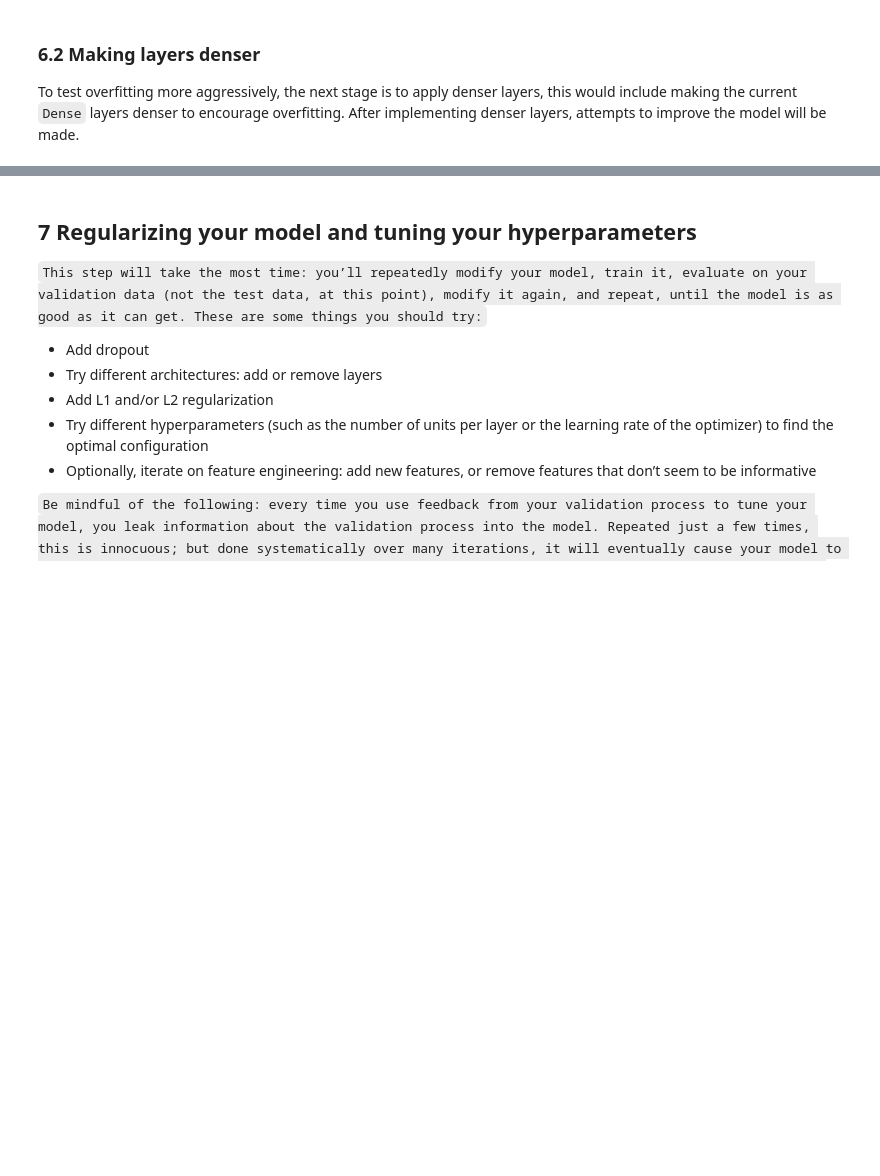
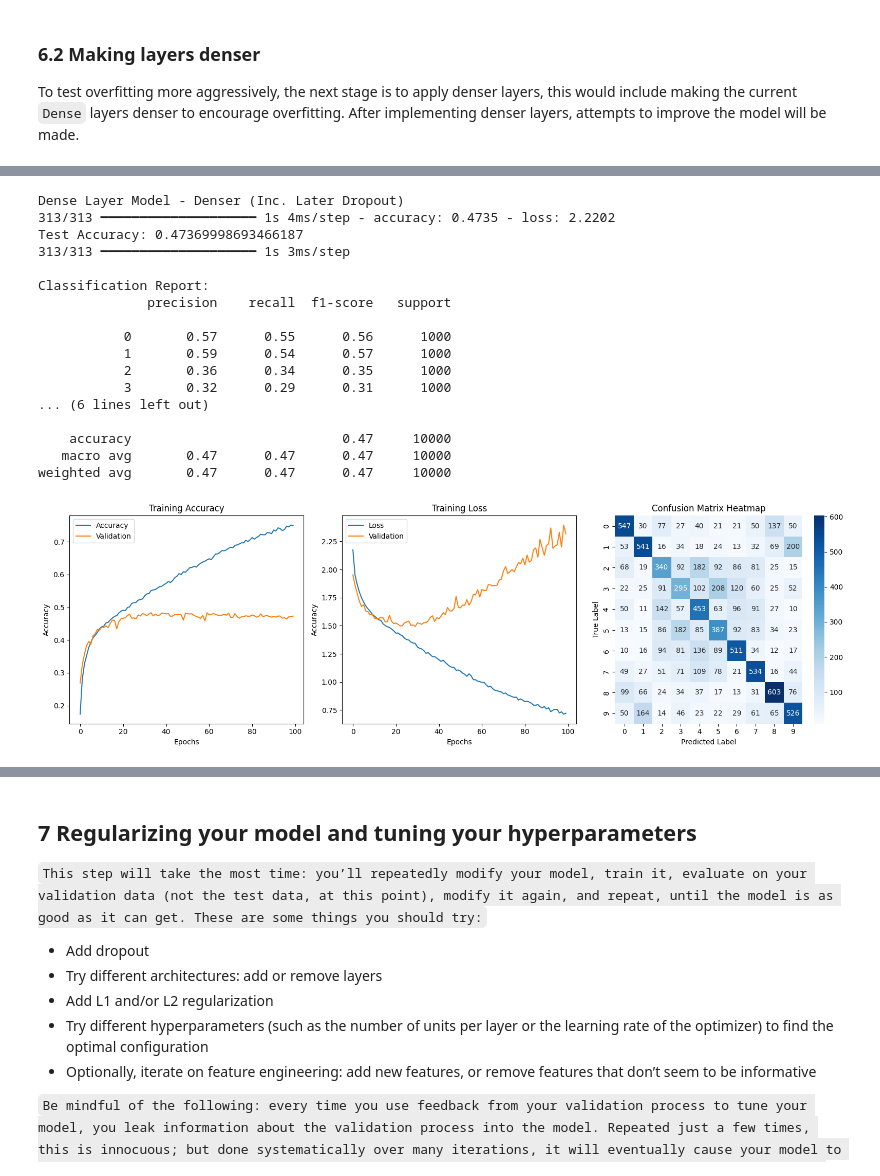
Before and after one commit to nekumonokat/ML_finals_project, a Jupyter notebook: mlnn_finals_project.ipynb, the cells around one changed output, grey strips where cells are left out. Drawn from its saved outputs; the diff is of its cells as text; code cells hidden in the pictures; blank space fills up the shorter version.

Commit message:
Modified overfitted: introduced dropout rate compinations + early stopping

```diff
--- a/mlnn_finals_project.ipynb
+++ b/mlnn_finals_project.ipynb
@@ -1098,0 +1103,16 @@ With the reduction of early dropout rates,
+# %%
+model_of_denser3 = models.Sequential([
+    layers.Dense(2048, activation = "relu", input_shape = (32*32*3,)),
+    layers.Dense(1024, activation = "relu"),
+    layers.Dense(512, activation = "relu"),
+    layers.Dropout(0.3),
+    layers.Dense(256, activation = "relu"),
+    layers.Dropout(0.4),
+    layers.Dense(128, activation = "relu"),
+    layers.Dropout(0.6),
+    layers.Dense(10, activation = "softmax") # 10 classes
+])
+
+model_of_denser3.compile( optimizer = Adam(learning_rate = 0.001, decay = 1e-5),
+                          loss = "categorical_crossentropy", metrics = ["accuracy"] )
+history = model_of_denser3.fit(x_train, y_train, epochs = 100, batch_size = 128, validation_split = 0.2)
@@ -1098,0 +1138,22 @@ With the reduction of early dropout rates,
+# %%
+print("Dense Layer Model - Denser (Inc. Later Dropout)")
+disp_performance(model_of_denser3, history)
+# %% [output]
+Dense Layer Model - Denser (Inc. Later Dropout)
+313/313 ━━━━━━━━━━━━━━━━━━━━ 1s 4ms/step - accuracy: 0.4735 - loss: 2.2202
+Test Accuracy: 0.47369998693466187
+313/313 ━━━━━━━━━━━━━━━━━━━━ 1s 3ms/step
+
+Classification Report:
+              precision    recall  f1-score   support
+
+           0       0.57      0.55      0.56      1000
+           1       0.59      0.54      0.57      1000
+           2       0.36      0.34      0.35      1000
+           3       0.32      0.29      0.31      1000
+... (6 lines left out)
+
+    accuracy                           0.47     10000
+   macro avg       0.47      0.47      0.47     10000
+weighted avg       0.47      0.47      0.47     10000
+[figure, added]
```
Also changed, not shown: parts of 23 cells of this notebook.
